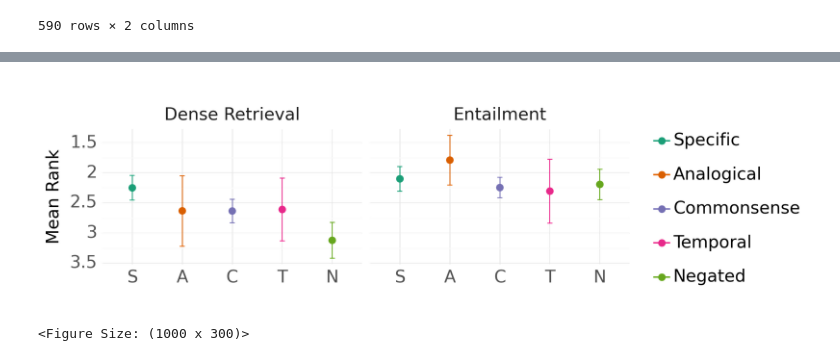
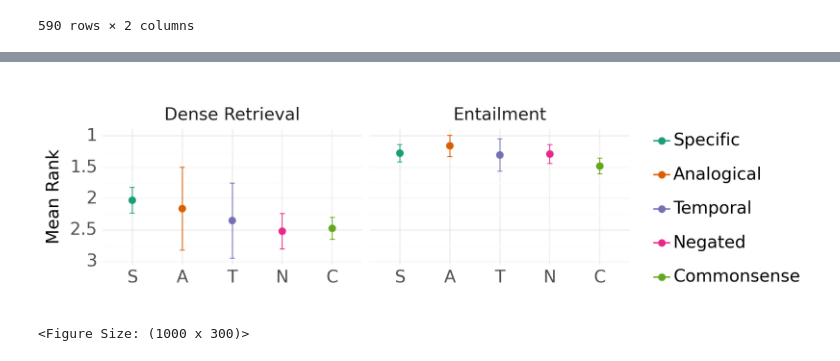
Before and after one commit to baronet2/marir, a Jupyter notebook: RecipeMPR/20_compare_algorithms.ipynb, the cells around one changed output, grey strips where cells are left out. Cells and saved outputs as stored; diff of their text form; code cells hidden in the pictures.

Commit message:
Results by query type

```diff
--- a/RecipeMPR/20_compare_algorithms.ipynb
+++ b/RecipeMPR/20_compare_algorithms.ipynb
@@ -415,31 +477,31 @@ query_types
 # %%
 p = (
     ranks
     .merge(query_types)
     .groupby(['method', 'scorer', 'query_type'])
     ['rank'].agg(['mean', moe_mean])
     .reset_index()
     .assign(
         method = lambda d: pd.Categorical(d.method.replace({'prod': 'product'}).str.capitalize(), categories = ['Naive', 'Max', 'Mean', 'Min', 'Product']),
         scorer = lambda d: d.scorer.str.capitalize().replace({'Dense': 'Dense Retrieval'})
     )
-    .sort_values('mean', ascending=False).drop_duplicates(['scorer', 'query_type']) # Keep best-performing method for each query type
+    .sort_values('mean', ascending=True).drop_duplicates(['scorer', 'query_type']) # Keep best-performing method for each query type
     .reset_index()
     .pipe(ggplot, aes(y = 'mean', x = 'reorder(query_type, mean)', group = 'scorer', color = 'reorder(query_type, mean)')) +
     facet_wrap("scorer", scales = "free_x") +
     geom_point(size = 3) +
     geom_errorbar(aes(ymin = "mean - moe_mean", ymax = "mean + moe_mean"), width = 0.1) +
     theme_minimal() +
     scale_color_brewer(type="qual", palette="Dark2") +
     labs(y = "Mean Rank", x = "", color = "", linetype="") +
     theme(figure_size=(10, 3), text=element_text(size=16), legend_entry_spacing_y=16) +
     scale_y_reverse() +
     scale_x_discrete(labels = lambda x: [s[0] for s in x])
 )
 
-p.save("RecipeMPR Results by Query Type.png")
+p.save("RecipeMPR Results Mean Rank by Query Type.png")
 
 p
 # %% [output]
-[figure, old version]
+[figure, new version]
 <Figure Size: (1000 x 300)>
```
Also changed, not shown: parts of 2 cells of this notebook, 4 other files.
